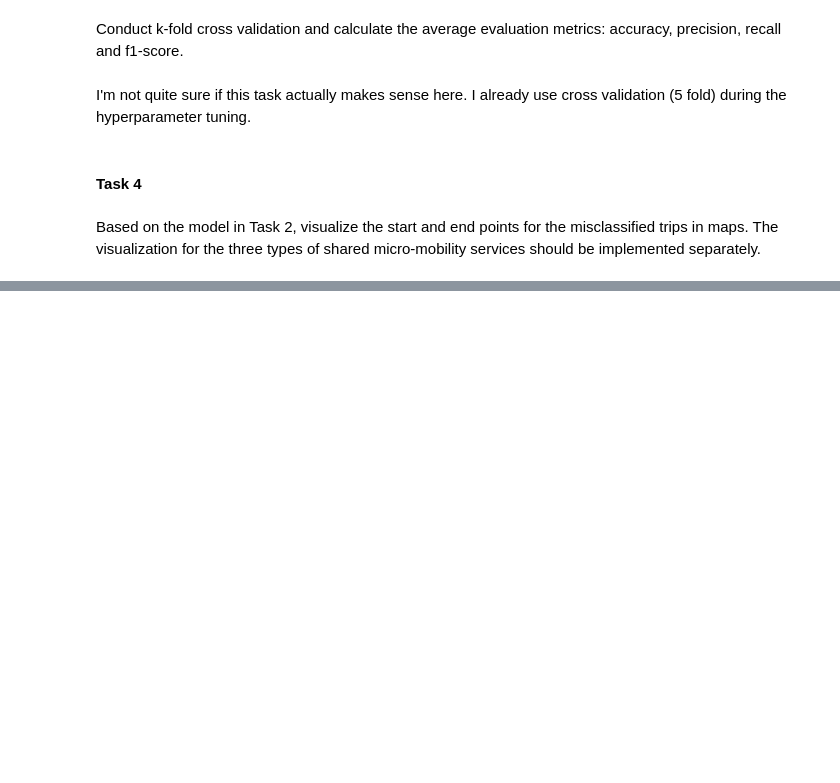
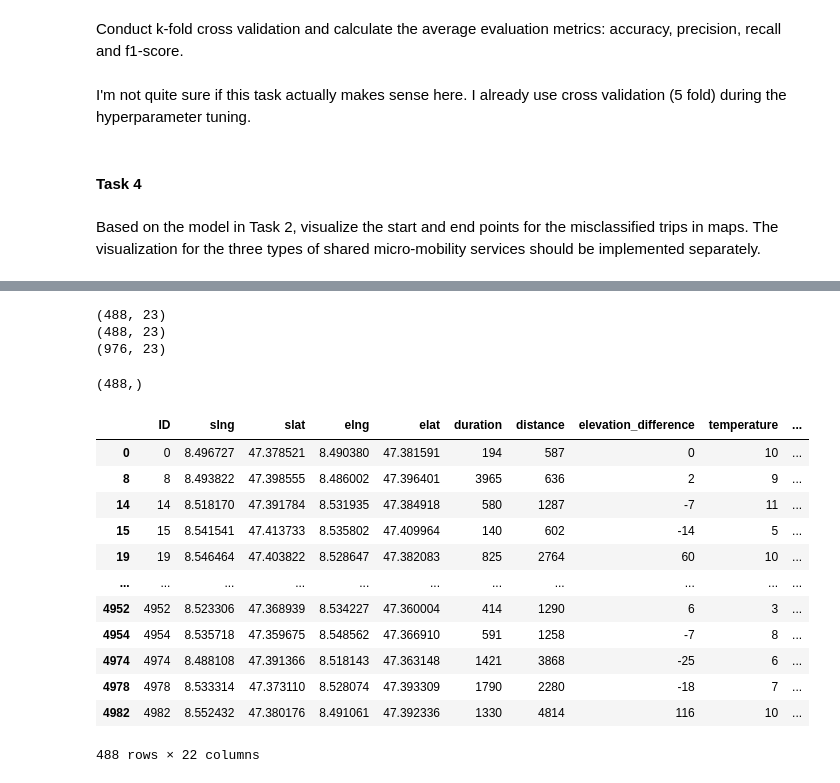
Before and after one commit to FelicianGregor/geoAI_project, a Jupyter notebook: main_script.ipynb, the cells around one changed output, grey strips where cells are left out. Cells and saved outputs as stored; diff of their text form; code cells hidden in the pictures; blank space fills up the shorter version.

```diff
--- a/main_script.ipynb
+++ b/main_script.ipynb
@@ -179,10 +183,19 @@ Based on the model in Task 2, visualize the start and end points for the misclas
 The visualization for the three types of shared micro-mobility services should be implemented separately.
 # %%
 # prediction on whole data set
-y_pred_full = random_search.predict(X)
+#y_pred_full = random_search.predict(X)
+y_pred_full = RF_model.predict(X)
 # %%
 # join back in original data frame for plotting
 preds = pd.DataFrame({'y_pred_full': y_pred_full})
 data = data.join(preds)
 # %%
 # missclassified
+misclassified = data['y_pred_full'].eq(data['TripType']) # if false: misclassification
+misclassified = pd.DataFrame({"misclassified":misclassified}) # make df for merging
+data = data.join(misclassified) # join by index
+# %%
+#select only misclassified data
+mis_data = data[data["misclassified"] == False] # select only misclassified rows
+# %%
+mis_bike = mis_data[mis_data["TripType"]== 1] # select only bike for now
@@ -188,0 +212,37 @@ data = data.join(preds)
+# %%
+# create a geopandas dataframe with the start and end points
+points_start = gpd.GeoDataFrame(mis_bike, geometry=gpd.points_from_xy(x=mis_bike.slng, y=mis_bike.slat), crs = 'EPSG:4326')
+points_end = gpd.GeoDataFrame(mis_bike, geometry=gpd.points_from_xy(x=mis_bike.elng, y=mis_bike.elat), crs = 'EPSG:4326')
+print(points_start.shape)
+print(points_end.shape)
+
+# put together (kind of pivot longer manually)
+mis_bike_start_end = pd.concat(objs = [points_start, points_end])
+print(mis_bike_start_end.shape)
+
+# use LineString function from shapely to create line from all rows with equal ID (just two, resulting in lines)
+mis_bike_lines = mis_bike_start_end.groupby(['ID'])['geometry'].apply(lambda x:  shapely.LineString(x.tolist()))
+mis_bike_lines.shape
+
+# merge back lines:
+# %% [output]
+(488, 23)
+(488, 23)
+(976, 23)
+(488,)
+# %%
+mis_bike
+# %% [output]
+|  | ID | slng | slat | elng | elat | duration | distance | elevation_difference | temperature | ... |
+| 0 | 0 | 8.496727 | 47.378521 | 8.490380 | 47.381591 | 194 | 587 | 0 | 10 | ... |
+| 8 | 8 | 8.493822 | 47.398555 | 8.486002 | 47.396401 | 3965 | 636 | 2 | 9 | ... |
+| 14 | 14 | 8.518170 | 47.391784 | 8.531935 | 47.384918 | 580 | 1287 | -7 | 11 | ... |
+| 15 | 15 | 8.541541 | 47.413733 | 8.535802 | 47.409964 | 140 | 602 | -14 | 5 | ... |
+| 19 | 19 | 8.546464 | 47.403822 | 8.528647 | 47.382083 | 825 | 2764 | 60 | 10 | ... |
+| ... | ... | ... | ... | ... | ... | ... | ... | ... | ... | ... |
+| 4952 | 4952 | 8.523306 | 47.368939 | 8.534227 | 47.360004 | 414 | 1290 | 6 | 3 | ... |
+| 4954 | 4954 | 8.535718 | 47.359675 | 8.548562 | 47.366910 | 591 | 1258 | -7 | 8 | ... |
+| 4974 | 4974 | 8.488108 | 47.391366 | 8.518143 | 47.363148 | 1421 | 3868 | -25 | 6 | ... |
+| 4978 | 4978 | 8.533314 | 47.373110 | 8.528074 | 47.393309 | 1790 | 2280 | -18 | 7 | ... |
+| 4982 | 4982 | 8.552432 | 47.380176 | 8.491061 | 47.392336 | 1330 | 4814 | 116 | 10 | ... |
+488 rows × 22 columns
```
Also changed, not shown: parts of 11 cells of this notebook, 4 other files.
